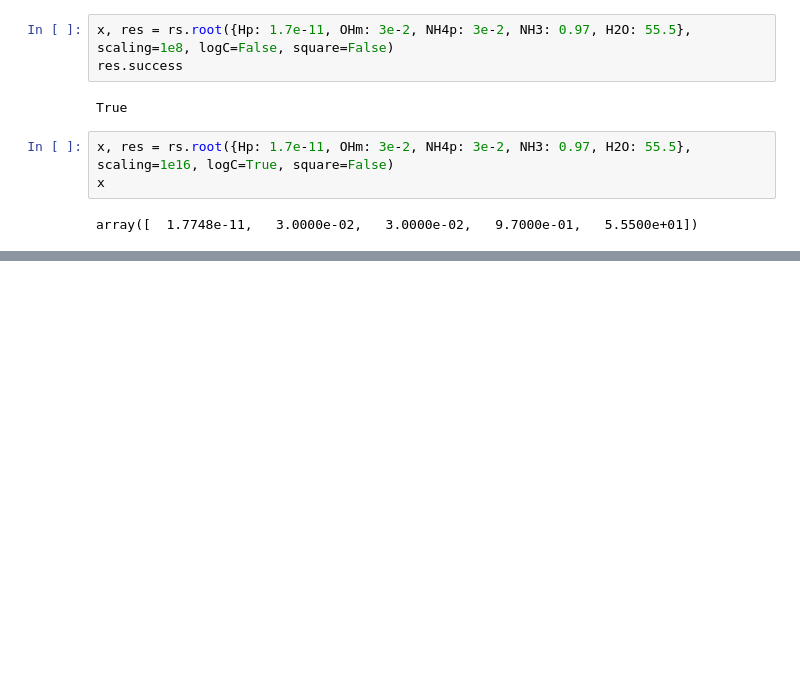
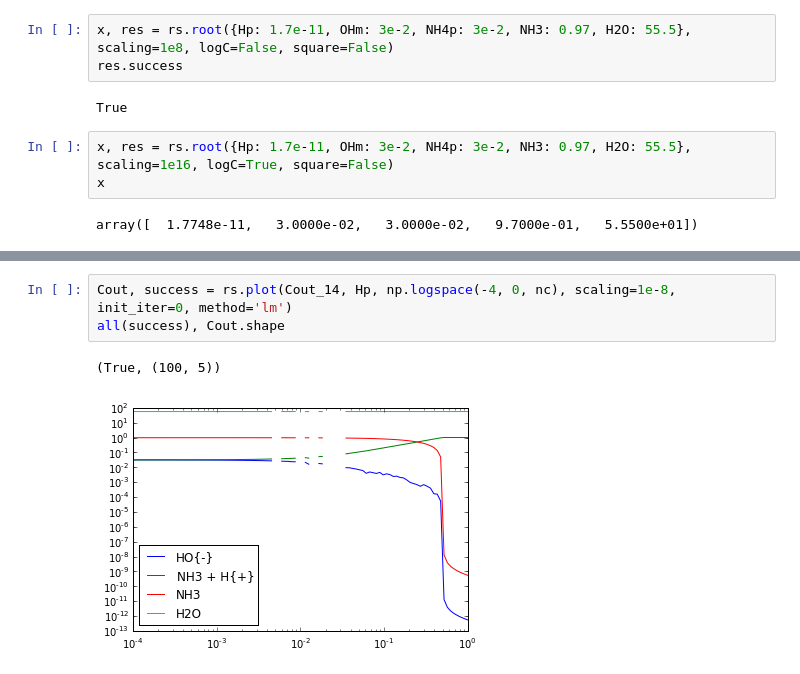
Before and after one commit to bjodah/chempy, a Jupyter notebook: examples/Ammonia.ipynb, the cells around one changed output, grey strips where cells are left out. Saved outputs shown, nothing was run; the diff lists cells and outputs as text; blank space fills up the shorter version.

```diff
--- a/examples/Ammonia.ipynb
+++ b/examples/Ammonia.ipynb
@@ -204 +209,7 @@ False
+# %%
+Cout, success = rs.plot(Cout_14, Hp, np.logspace(-4, 0, nc), scaling=1e-8, init_iter=0, method='lm')
+all(success), Cout.shape
+# %% [output]
+(True, (100, 5))
+[figure, added]
 # %%
```
Also changed, not shown: parts of 19 cells of this notebook, 3 other files.
